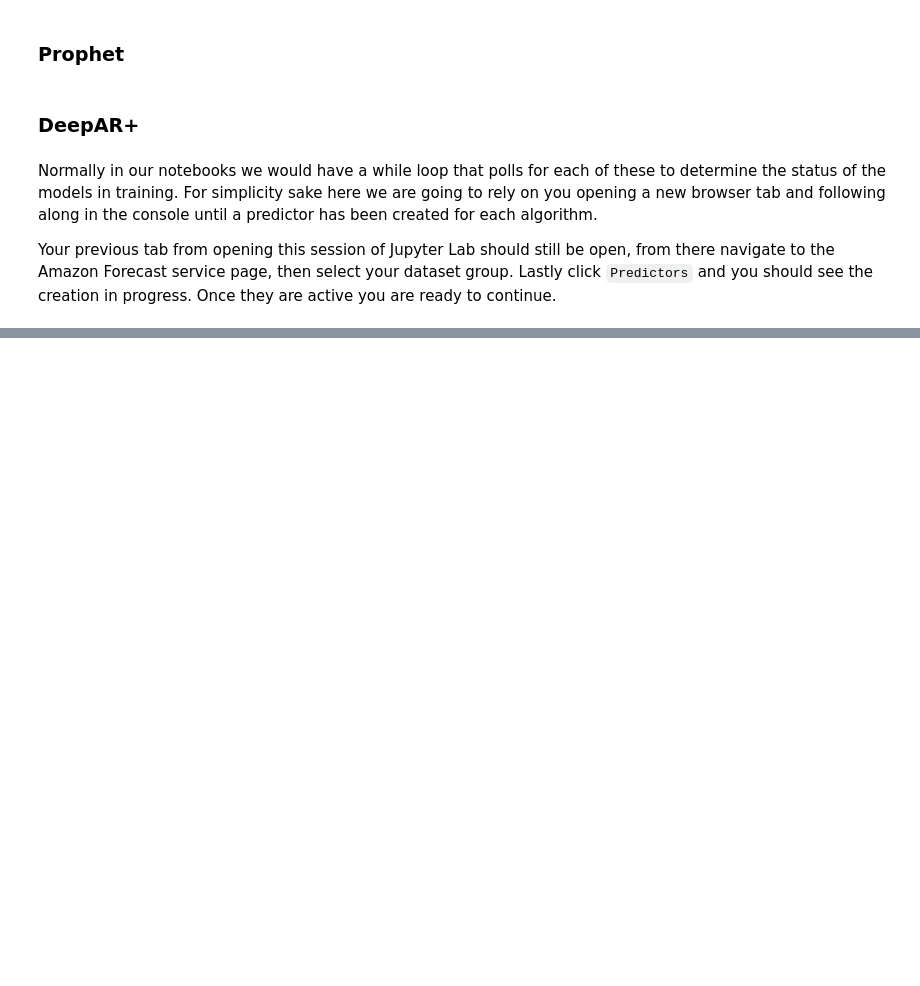
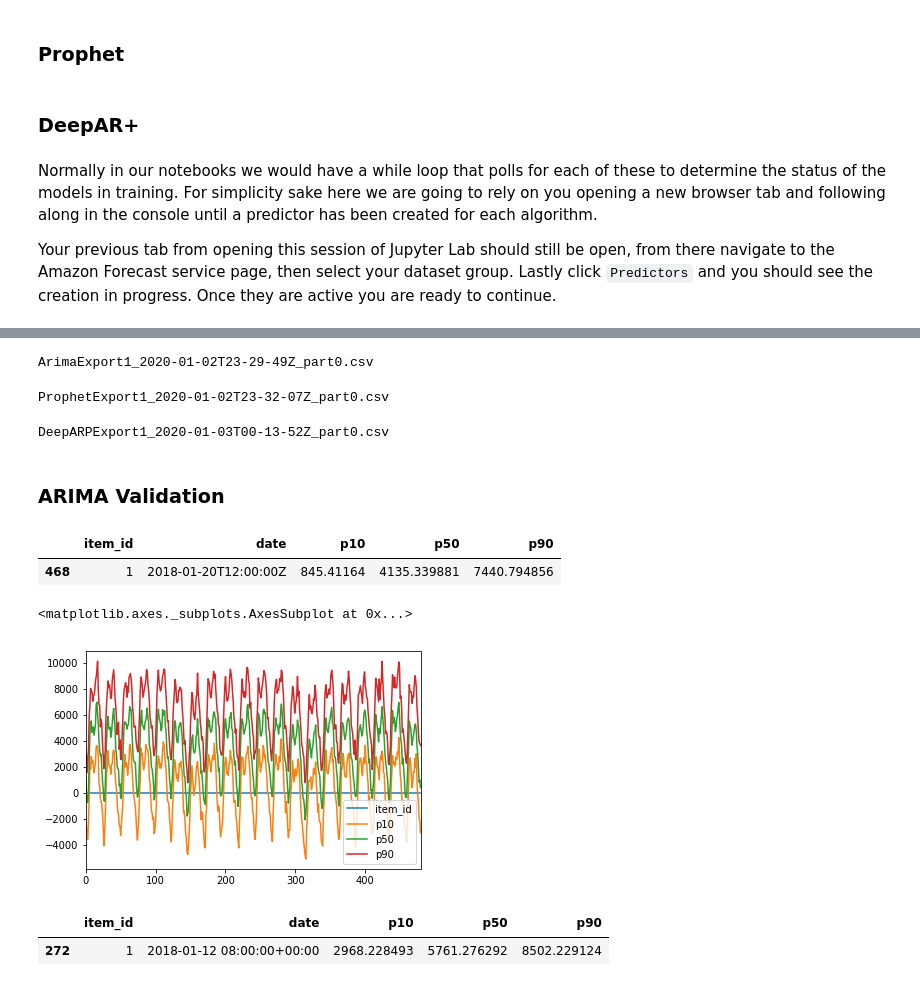
Before and after one commit to apac-ml-tfc/forecast-poc, a Jupyter notebook: Creating_and_Evaluating_Predictors.ipynb, the cells around one changed output, grey strips where cells are left out. Cells and saved outputs as stored; diff of their text form; code cells hidden in the pictures; blank space fills up the shorter version.

```diff
--- a/Creating_and_Evaluating_Predictors.ipynb
+++ b/Creating_and_Evaluating_Predictors.ipynb
@@ -164,0 +381,56 @@ Your previous tab from opening this session of Jupyter Lab should still be open,
+# %%
+# Arima
+s3 = boto3.resource('s3')
+poc_bucket = boto3.resource('s3').Bucket(bucket_name)
+arima_filename = ""
+arima_files = list(poc_bucket.objects.filter(Prefix="arima_1"))
+for file in arima_files:
+    # There will be a collection of CSVs if the forecast is large, modify this to go get them all
+    if "csv" in file.key:
+        arima_filename = file.key.split('/')[1]
+        s3.Bucket(bucket_name).download_file(file.key, data_dir+"/"+arima_filename)
+print(arima_filename)
+# %% [output]
+ArimaExport1_2020-01-02T23-29-49Z_part0.csv
+# %%
+# Prophet
+s3 = boto3.resource('s3')
+poc_bucket = boto3.resource('s3').Bucket(bucket_name)
+prophet_filename = ""
+prophet_files = list(poc_bucket.objects.filter(Prefix="prophet_1"))
+for file in prophet_files:
+    # There will be a collection of CSVs if the forecast is large, modify this to go get them all
+    if "csv" in file.key:
+        prophet_filename = file.key.split('/')[1]
+        s3.Bucket(bucket_name).download_file(file.key, data_dir+"/"+prophet_filename)
+print(prophet_filename)
+# %% [output]
+ProphetExport1_2020-01-02T23-32-07Z_part0.csv
+# %%
+# DeepAR+
+s3 = boto3.resource('s3')
+poc_bucket = boto3.resource('s3').Bucket(bucket_name)
+deeparp_filename = ""
+deeparp_files = list(poc_bucket.objects.filter(Prefix="deeparp_1"))
+for file in deeparp_files:
+    # There will be a collection of CSVs if the forecast is large, modify this to go get them all
+    if "csv" in file.key:
+        deeparp_filename = file.key.split('/')[1]
+        s3.Bucket(bucket_name).download_file(file.key, data_dir+"/"+deeparp_filename)
+print(deeparp_filename)
+# %% [output]
+DeepARPExport1_2020-01-03T00-13-52Z_part0.csv
+# %% [markdown]
+### ARIMA Validation
+# %%
+# ARIMA Eval
+arima_predicts = pd.read_csv(data_dir+"/"+arima_filename)
+arima_predicts.sample()
+# %% [output]
+|  | item_id | date | p10 | p50 | p90 |
+| 468 | 1 | 2018-01-20T12:00:00Z | 845.41164 | 4135.339881 | 7440.794856 |
+# %%
+arima_predicts.plot()
+# %% [output]
+<matplotlib.axes._subplots.AxesSubplot at 0x...>
+[figure, added]
@@ -164,0 +440,5 @@ Your previous tab from opening this session of Jupyter Lab should still be open,
+# %%
+arima_predicts.sample()
+# %% [output]
+|  | item_id | date | p10 | p50 | p90 |
+| 272 | 1 | 2018-01-12 08:00:00+00:00 | 2968.228493 | 5761.276292 | 8502.229124 |
```
Also changed, not shown: parts of 41 cells of this notebook, 1 other file.
